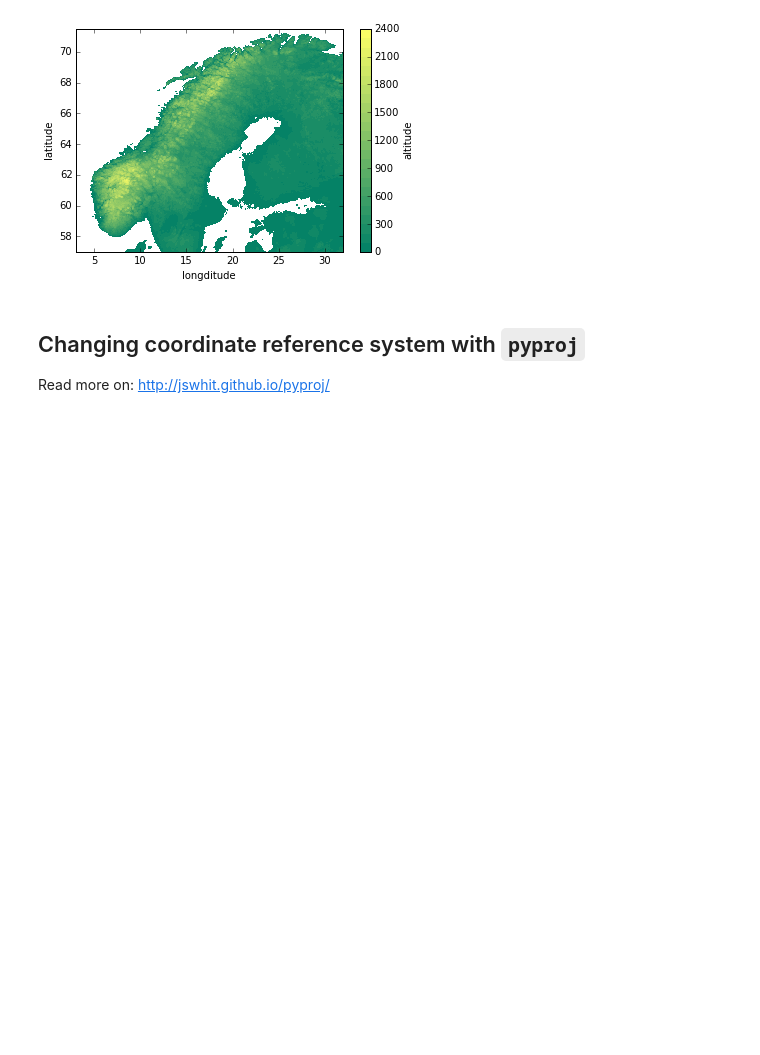
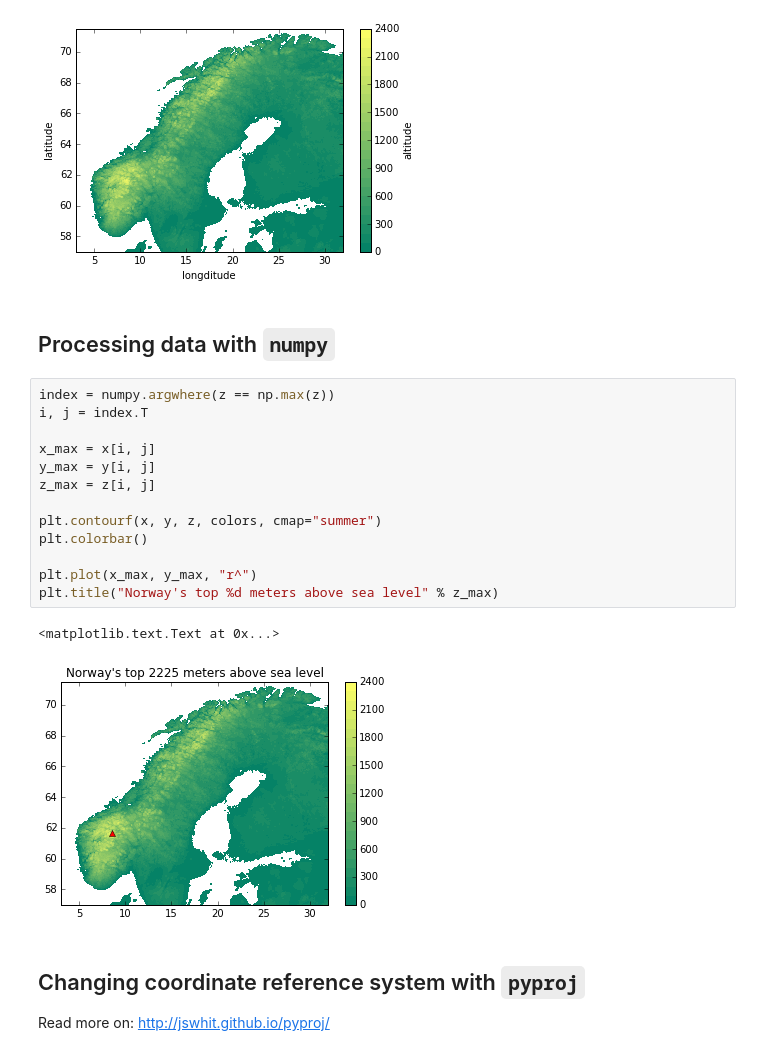
Before and after one commit to jonathf/gis-course, a Jupyter notebook: course.ipynb, the cells around one changed output. Saved outputs shown, nothing was run; the diff lists cells and outputs as text; blank space fills up the shorter version.

Commit message:
Rewording to pure English + added early numpy example.

```diff
--- a/course.ipynb
+++ b/course.ipynb
@@ -72,6 +72,24 @@ plt.ylabel("latitude")
 plt.colorbar().set_label("altitude")
 # %% [output]
 [figure]
+# %% [markdown]
+## Processing data with `numpy`
+# %%
+index = numpy.argwhere(z == np.max(z))
+i, j = index.T
+
+x_max = x[i, j]
+y_max = y[i, j]
+z_max = z[i, j]
+
+plt.contourf(x, y, z, colors, cmap="summer")
+plt.colorbar()
+
+plt.plot(x_max, y_max, "r^")
+plt.title("Norway's top %d meters above sea level" % z_max)
+# %% [output]
+<matplotlib.text.Text at 0x...>
+[figure, added]
 # %% [markdown]
 ## Changing coordinate reference system with `pyproj`
 
```
Also changed, not shown: parts of 10 cells of this notebook.
